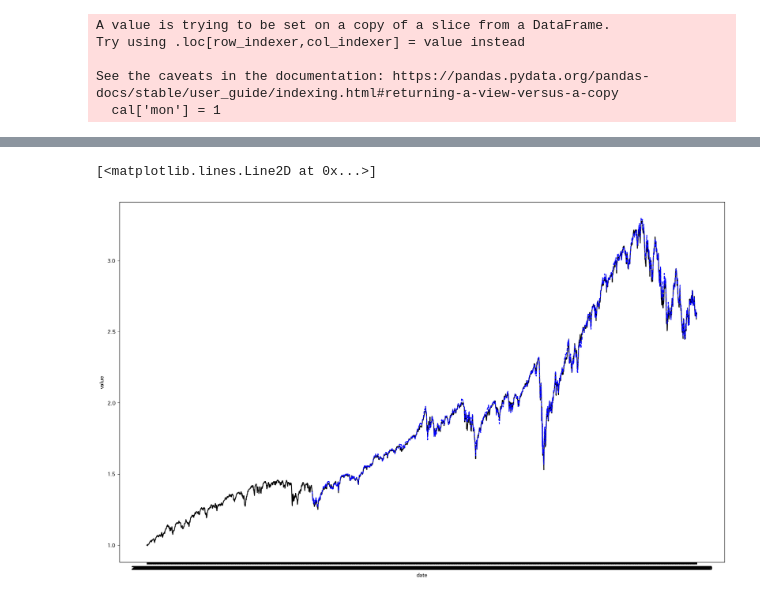
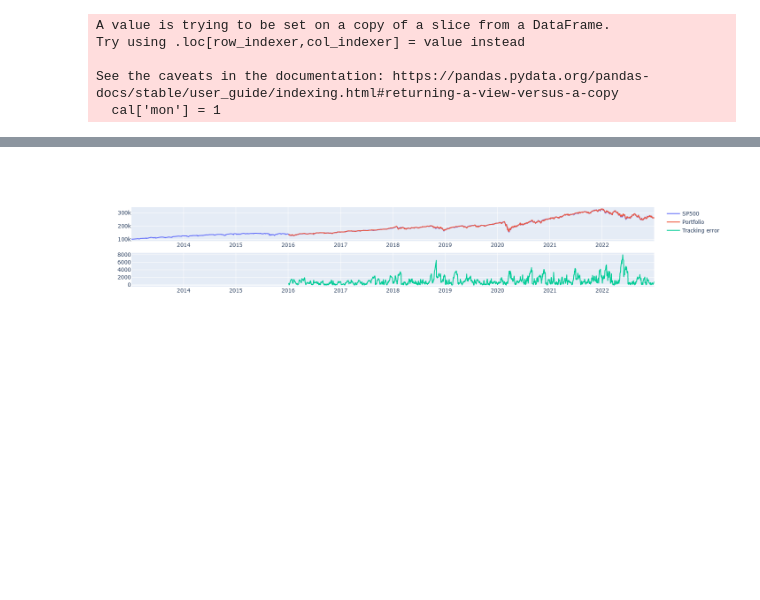
Before and after one commit to heytangning/direct-indexing, a Jupyter notebook: di_backtest.ipynb, the cells around one changed output, grey strips where cells are left out. Cells and saved outputs as stored; diff of their text form; code cells hidden in the pictures; blank space fills up the shorter version.

Commit message:
plotly

```diff
--- a/di_backtest.ipynb
+++ b/di_backtest.ipynb
@@ -74,13 +99,7 @@ T = R.shape[0]
 N = R.shape[1]
 # %%
 di = pd.DataFrame(index=Benchmark.index,columns=['Close'])
+dw = pd.DataFrame(index=R.index,columns=R.columns)
-# %%
-w = weight.value
-d = R['2022-12-01':'2022-12-30'].values@w
-d = np.expand_dims(d, 1)
-di['2022-12-01':'2022-12-30']=d
-# %%
-dstart = cal.query('mon >= '+str(end)+' and mon <= '+str(end))['Date'].min()
 # %%
 mon_window = 36
 weight = cvx.Variable(N)
@@ -93,11 +112,15 @@ for i in range(120 - mon_window):
     indx = Benchmark[startdate:enddate].values
     indx = np.squeeze(indx)
     obj = cvx.Minimize(cvx.sum_squares(asset@weight - indx))
-    mintracerr = cvx.Problem(obj, [cvx.sum(weight) == 1.0,weight >= .0])
-    mintracerr.solve(verbose=True)
+    mintracerr = cvx.Problem(obj, [cvx.sum(weight) == 1.0,weight >= 0])
+    mintracerr.solve(verbose=False)
     w = weight.value
+    w[w<0]=0
+    w=w/w.sum()
+    wt = np.expand_dims(w, 0)
     dstart = cal.query('mon >= '+str(end+1)+' and mon <= '+str(end+1))['Date'].min()
     dend = cal.query('mon >= '+str(end+1)+' and mon <= '+str(end+1))['Date'].max()
     d = R[dstart:dend].values@w
     d = np.expand_dims(d, 1)
     di[dstart:dend]=d
+    dw[dstart:dstart]=wt
@@ -122,11 +126,0 @@ for i in range(120 - mon_window):
-# %%
-import japanize_matplotlib
-import matplotlib.pyplot as plt
-
-fig = plt.figure(figsize=(20, 12))
-ax = fig.add_subplot(111, xlabel='date', ylabel='value')
-ax.plot(Benchmark.index,Benchmark,c='k')
-ax.plot(di.index,di,c='b',linestyle="--")
-# %% [output]
-[<matplotlib.lines.Line2D at 0x...>]
-[figure, removed]
@@ -132,0 +129,26 @@ ax.plot(di.index,di,c='b',linestyle="--")
+# %%
+import plotly.graph_objects as go
+from plotly.subplots import make_subplots
+ganpon=100000
+fig = make_subplots(rows=2, cols=1)
+fig.add_trace(go.Scatter(x=Benchmark.index,
+                         y=Benchmark['Close']*ganpon,
+                         mode='lines',
+                         name='SP500',
+                        ), row=1, col=1
+              )
+fig.add_trace(go.Scatter(x=di.index,
+                         y=di['Close']*ganpon,
+                         mode='lines',
+                         name='Portfolio',
+                        ), row=1, col=1
+              )
+fig.add_trace(go.Scatter(x=Benchmark.index,
+                         y=((Benchmark['Close']*ganpon-di['Close']*ganpon)**2)**0.5,
+                         mode='lines',
+                         name='Tracking error',
+                        ), row=2, col=1
+              )
+fig.show()
+# %% [output]
+[figure, added]
```
Also changed, not shown: parts of 4 cells of this notebook.
